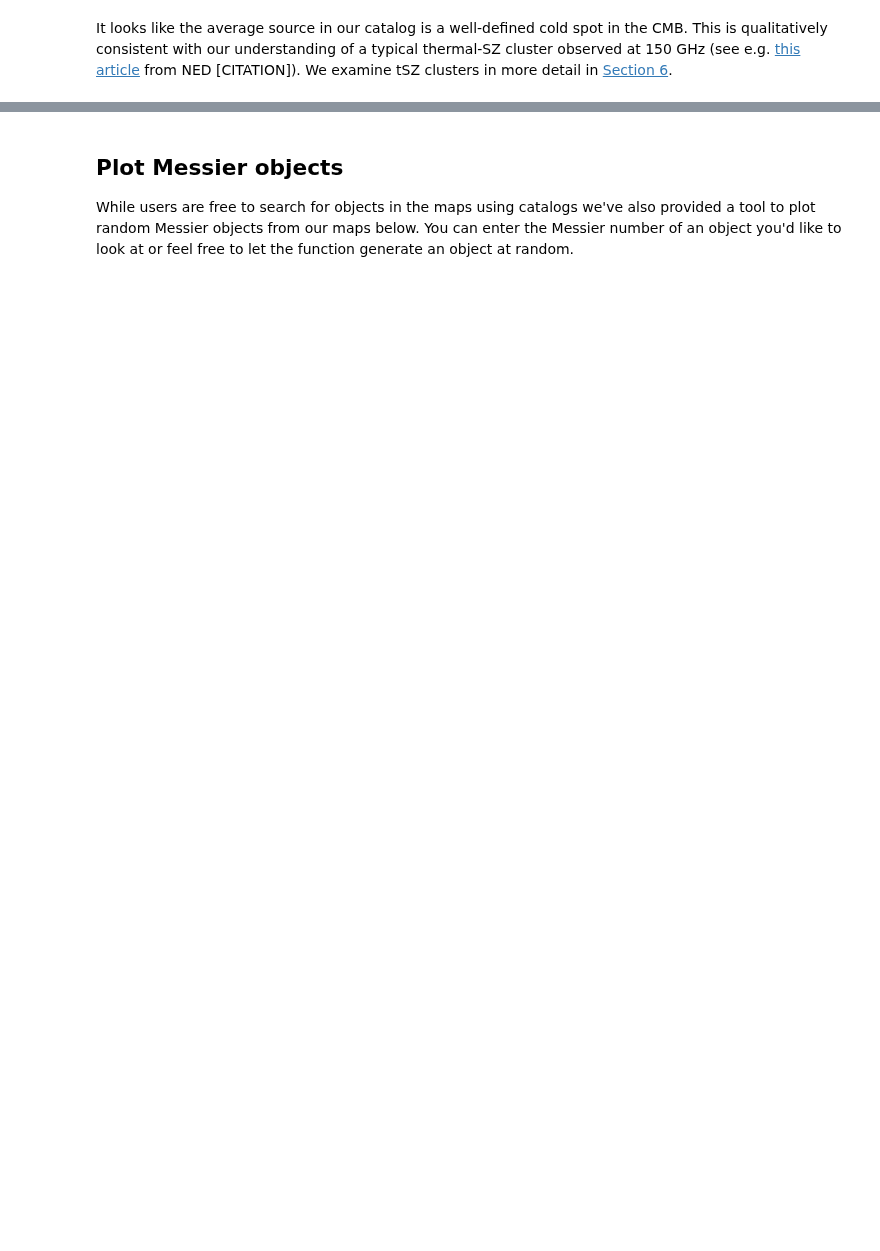
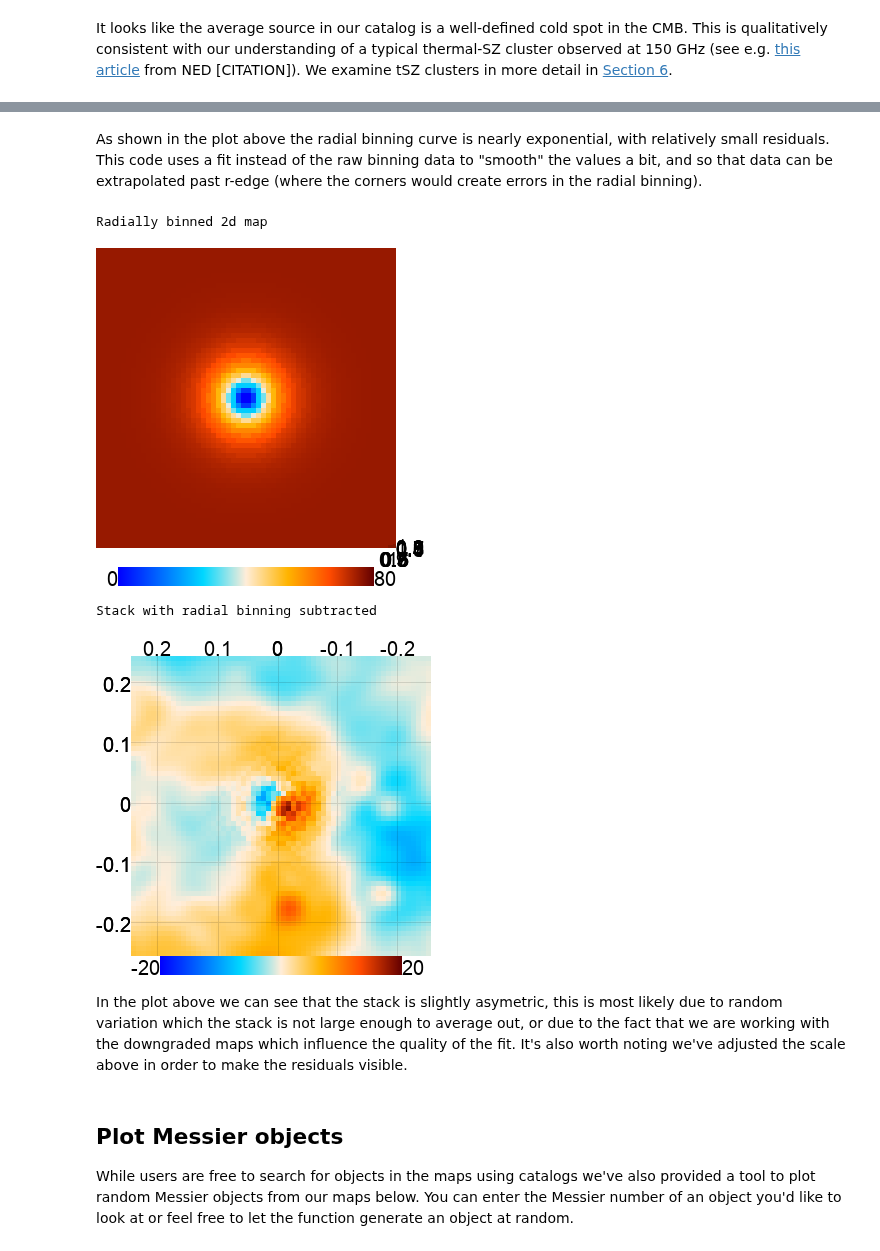
Before and after one commit to ACTCollaboration/DR4_DR5_Notebooks, a Jupyter notebook: Notebooks/Section_4_visualize_objects.ipynb, the cells around one changed output, grey strips where cells are left out. Saved outputs shown, nothing was run; the diff lists cells and outputs as text; code cells hidden in the pictures; blank space fills up the shorter version.

```diff
--- a/Notebooks/Section_4_visualize_objects.ipynb
+++ b/Notebooks/Section_4_visualize_objects.ipynb
@@ -128,3 +231,23 @@ It looks like the average source in our catalog is a well-defined cold spot in t
+# %% [markdown]
+As shown in the plot above the radial binning curve is nearly exponential, with relatively small residuals. This code uses a fit instead of the raw binning data to "smooth" the values a bit, and so that data can be extrapolated past r-edge (where the corners would create errors in the radial binning).
+# %%
+# Use the radial temp fit to get a 2d map
+res_fit_2D = np.zeros(np.shape(stack))
+for n in range(np.size(cents)):
+    res_fit_2D = np.where((radii > cents[n] + step/2), res_fit[n], res_fit_2D)
+
+# Plot the 2d fit map and the original stack with the fit subtracted
+print("Radially binned 2d map")
+eshow(res_fit_2D, **{"upgrade": 5, "ticks": 0.1, "colorbar": True, "max": 80, "min": 0})
+print("Stack with radial binning subtracted")
+eshow(stack - res_fit_2D, **{"upgrade": 5, "ticks": 0.1, "colorbar": True, "max": 20, "min": -20})
+# %% [output]
+Radially binned 2d map
+[figure, added]
+Stack with radial binning subtracted
+[figure, added]
+# %% [markdown]
+In the plot above we can see that the stack is slightly asymetric, this is most likely due to random variation which the stack is not large enough to average out, or due to the fact that we are working with the downgraded maps which influence the quality of the fit.  It's also worth noting we've adjusted the scale above in order to make the residuals visible.
 # %% [markdown]
 ## Plot Messier objects
 
```
Also changed, not shown: parts of 14 cells of this notebook, 10 other files.
